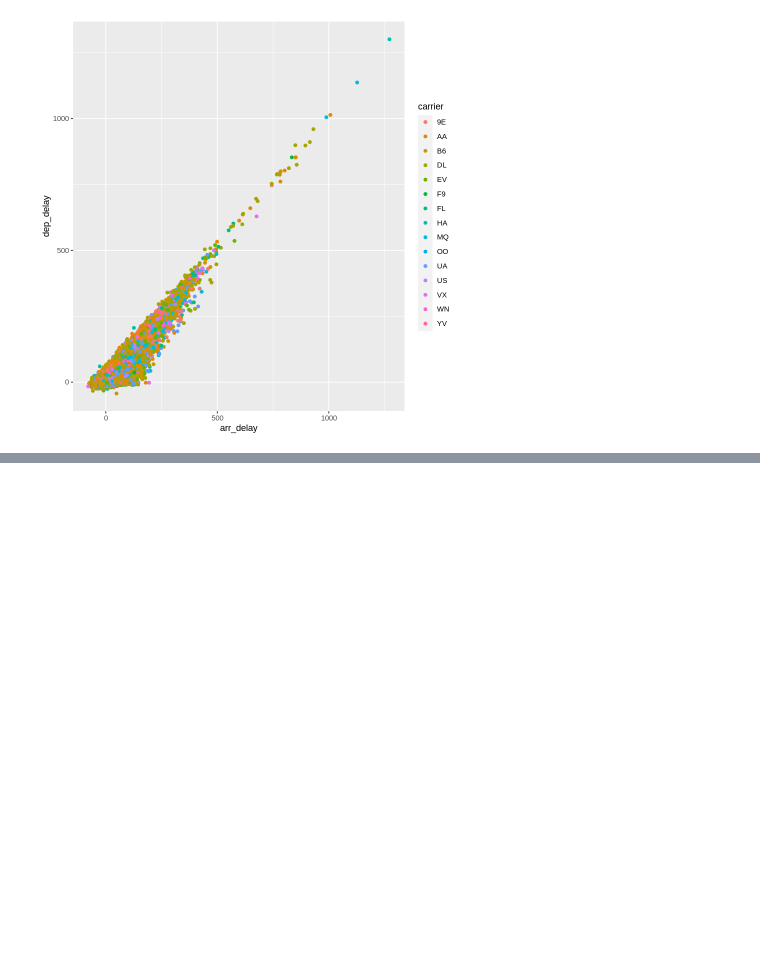
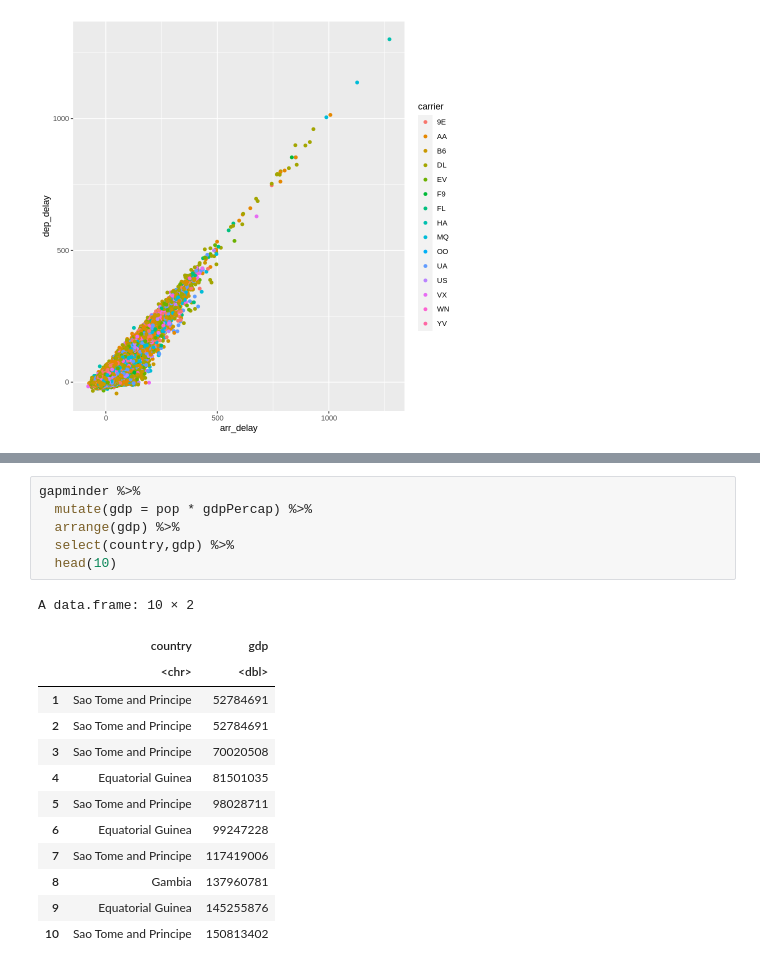
Before and after one commit to yeesem/Data-Visualization, a Jupyter notebook: R_Conference.ipynb, the cells around one changed output, grey strips where cells are left out. Saved outputs shown, nothing was run; the diff lists cells and outputs as text; blank space fills up the shorter version.

```diff
--- a/R_Conference.ipynb
+++ b/R_Conference.ipynb
@@ -483,0 +504,20 @@ ggplot(flights %>%
+# %%
+gapminder %>%
+  mutate(gdp = pop * gdpPercap) %>%
+  arrange(gdp) %>%
+  select(country,gdp) %>%
+  head(10)
+# %% [output]
+A data.frame: 10 × 2
+|  | country | gdp |
+|  | <chr> | <dbl> |
+| 1 | Sao Tome and Principe | 52784691 |
+| 2 | Sao Tome and Principe | 52784691 |
+| 3 | Sao Tome and Principe | 70020508 |
+| 4 | Equatorial Guinea | 81501035 |
+| 5 | Sao Tome and Principe | 98028711 |
+| 6 | Equatorial Guinea | 99247228 |
+| 7 | Sao Tome and Principe | 117419006 |
+| 8 | Gambia | 137960781 |
+| 9 | Equatorial Guinea | 145255876 |
+| 10 | Sao Tome and Principe | 150813402 |
```
Also changed, not shown: parts of 5 cells of this notebook.
